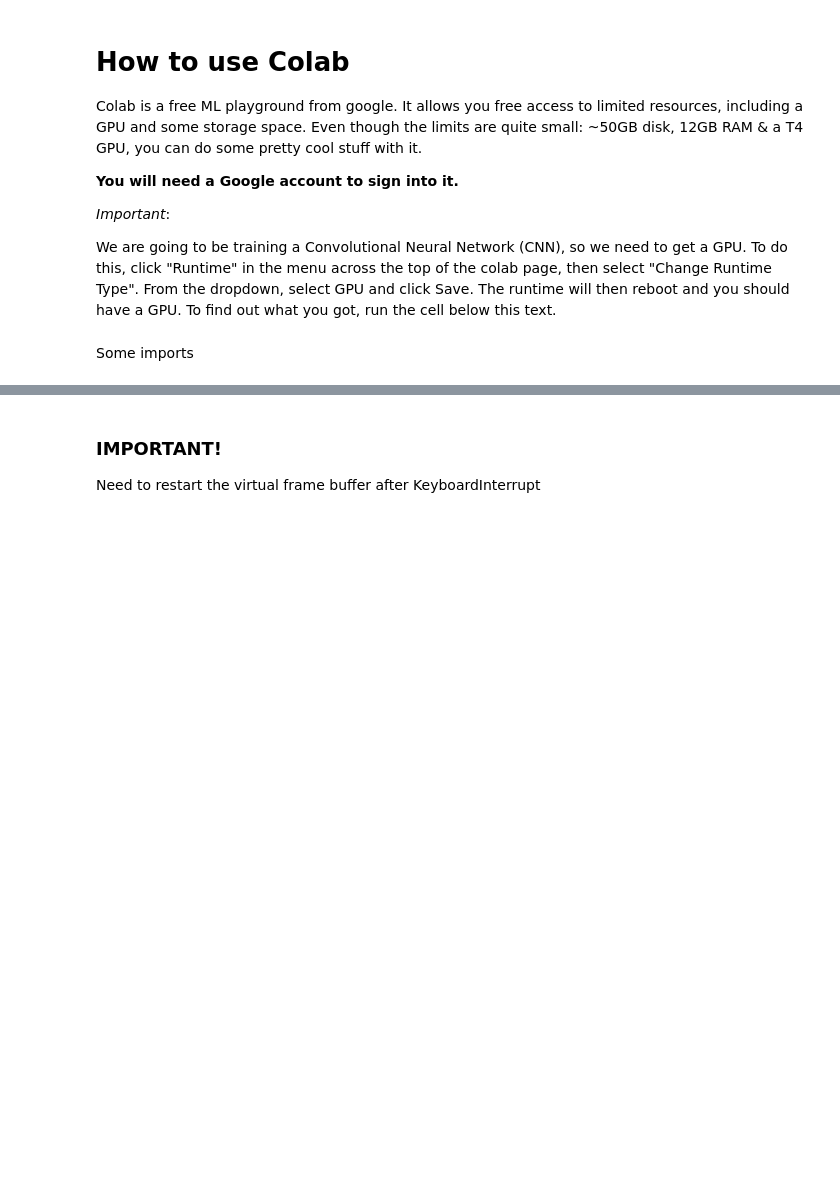
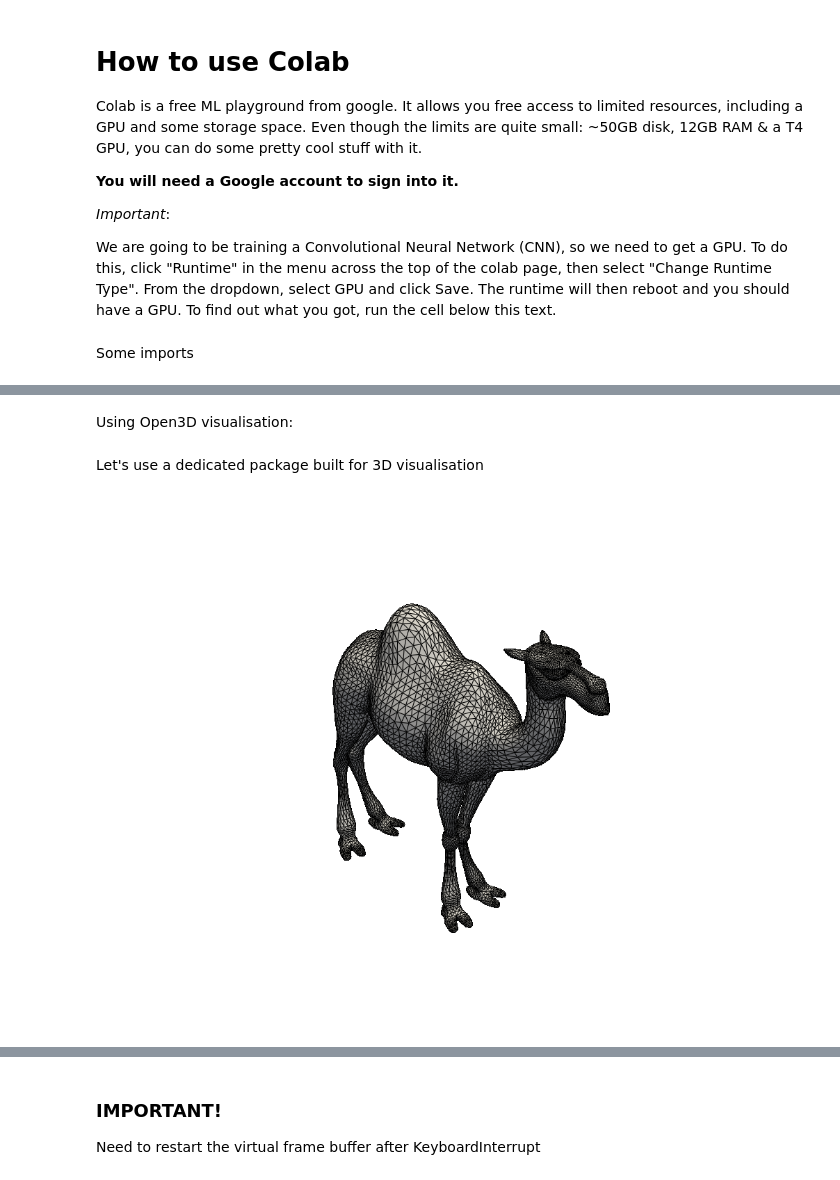
Before and after one commit to edhendo/test_workshop, a Jupyter notebook: workshop_notebook.ipynb, the cells around one changed output, grey strips where cells are left out. Drawn from its saved outputs; the diff is of its cells as text; code cells hidden in the pictures; blank space fills up the shorter version.

```diff
--- a/workshop_notebook.ipynb
+++ b/workshop_notebook.ipynb
@@ -73,0 +72,12 @@ def pyvistarise(verts, triangles):
+# %%
+# import some libraries
+import numpy as np
+import open3d as o3d        # open3d is a very powerful python library for 3D shape operations and manipulation
+
+mesh = o3d.io.read_triangle_mesh("data/meshes/camel.obj")
+vertices = np.asarray(mesh.vertices)
+triangles = np.asarray(mesh.triangles)
+print(f"Vertices:    shape: {vertices.shape}")
+print(vertices, "\n")
+print(f"Triangles:    shape: {triangles.shape}")
+print(triangles)
@@ -74,6 +102,28 @@ def pyvistarise(verts, triangles):
+# %% [markdown]
+Using Open3D visualisation:
 # %%
 mesh = o3d.io.read_triangle_mesh("data/meshes/camel.obj")
 vertices = np.asarray(mesh.vertices)
 vertices = vertices[:, [0,2,1]]
 mesh.vertices = o3d.utility.Vector3dVector(vertices)
 o3d.visualization.draw_plotly([mesh])
+# %% [markdown]
+Let's use a dedicated package built for 3D visualisation
+# %%
+import pyvista              # pyvista the the library we will use to visualise the 3D models
+#pyvista.start_xvfb()        # virtual frame buffer necessary for colab and notebooks (linux only - remove if running locally on a different OS)
+
+# helper function to convert to pyvista data type
+def pyvistarise(verts, triangles):
+    return pyvista.PolyData(verts, np.insert(triangles, 0, 3, axis=1), deep=True, n_faces=len(triangles))
+
+mesh = o3d.io.read_triangle_mesh("data/meshes/camel.obj")
+verts = np.asarray(mesh.vertices)[:, [0,2,1]]
+triangles = np.asarray(mesh.triangles)
+pyv_mesh = pyvistarise(verts, triangles)
+pyvista.global_theme.background = 'white'
+plotter = pyvista.Plotter(notebook=True)
+plotter.add_mesh(pyv_mesh, show_edges=True)
+plotter.show(jupyter_backend="static")
+# %% [output]
+[figure, added]
```
Also changed, not shown: parts of 49 cells of this notebook, 4 other files.
